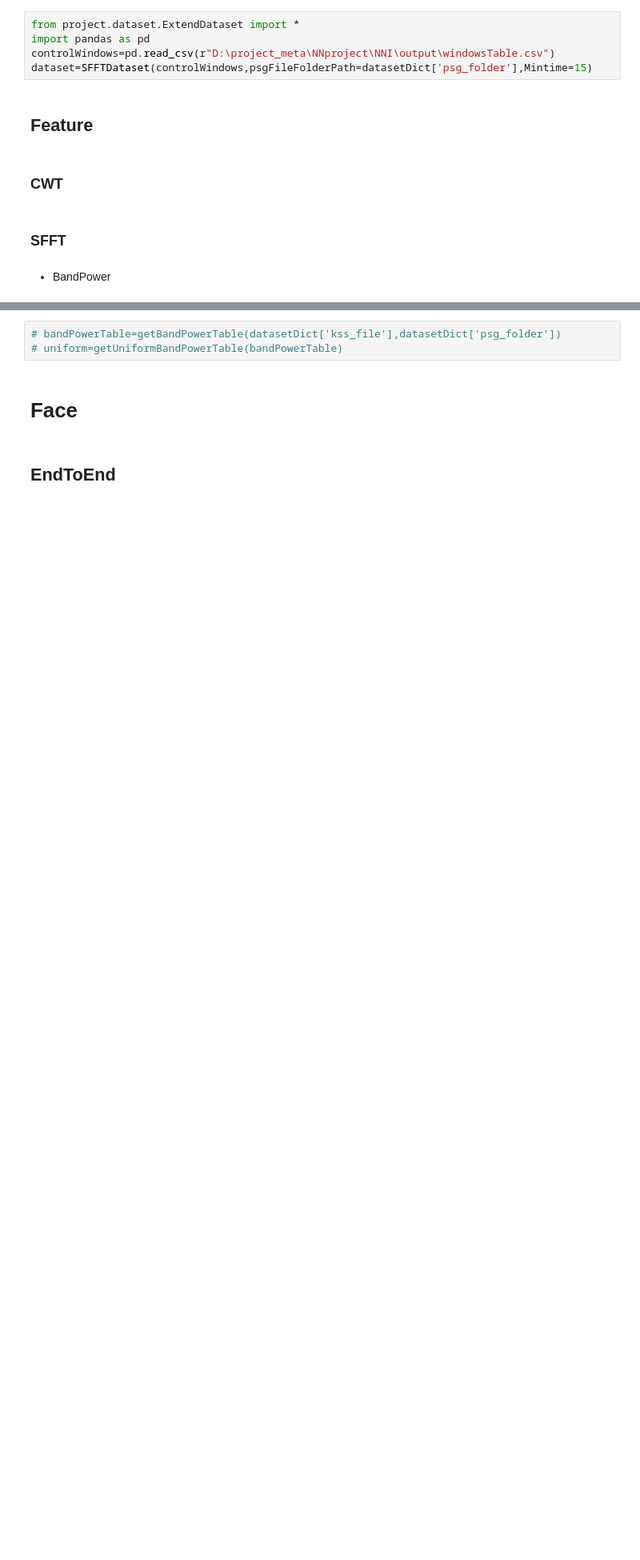
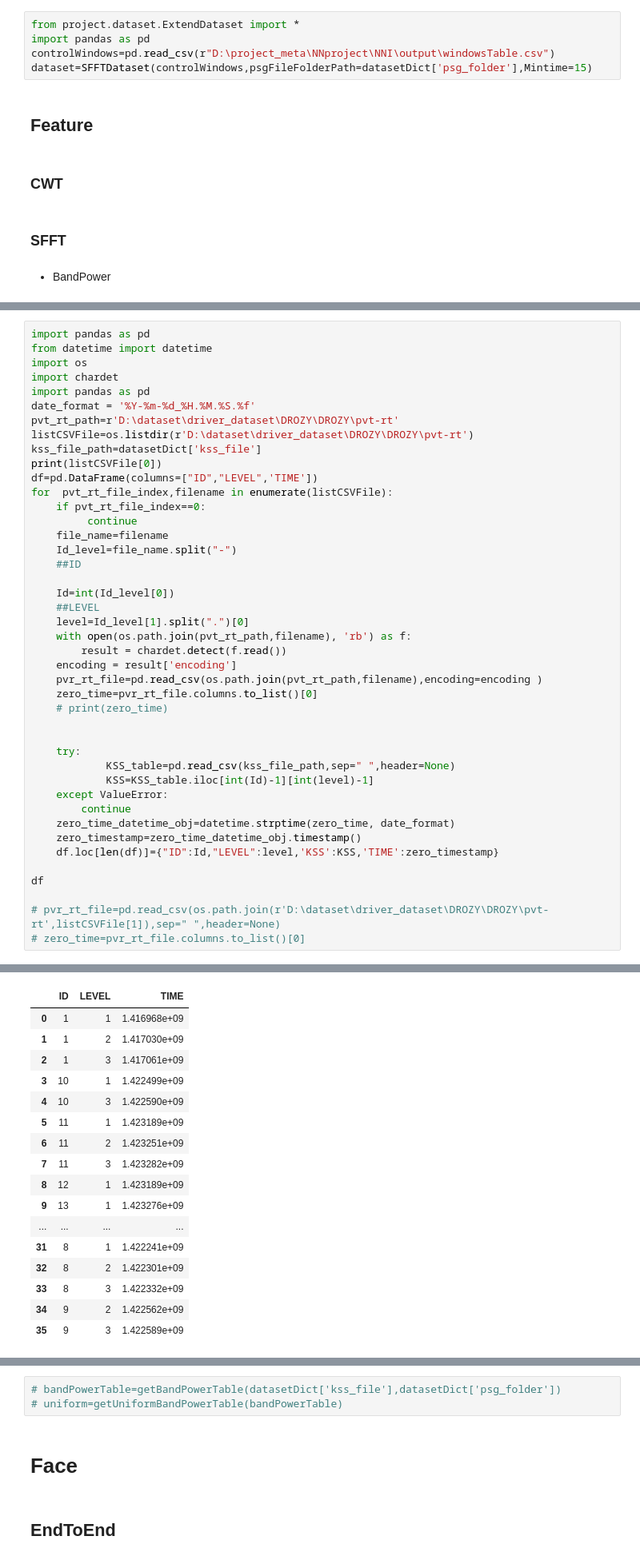
Before and after one commit to FranticEr/NNI, a Jupyter notebook: notebook/DataProcess/DatasetSummery_0231119.ipynb, the cells around one changed output, grey strips where cells are left out. Shown: that part at 80% size. Saved outputs shown, nothing was run; the diff lists cells and outputs as text; blank space fills up the shorter version.

```diff
--- a/notebook/DataProcess/DatasetSummery_0231119.ipynb
+++ b/notebook/DataProcess/DatasetSummery_0231119.ipynb
@@ -127,0 +212,44 @@ from project.dataprocess.FolderTree import getDataPath,getOutPath
+# %%
+import pandas as pd
+from datetime import datetime
+import os
+import chardet
+import pandas as pd
+date_format = '%Y-%m-%d_%H.%M.%S.%f'
+pvt_rt_path=r'D:\dataset\driver_dataset\DROZY\DROZY\pvt-rt'
+listCSVFile=os.listdir(r'D:\dataset\driver_dataset\DROZY\DROZY\pvt-rt')
+kss_file_path=datasetDict['kss_file']
+print(listCSVFile[0])
+df=pd.DataFrame(columns=["ID","LEVEL",'TIME'])
+for  pvt_rt_file_index,filename in enumerate(listCSVFile):
+    if pvt_rt_file_index==0:
+         continue
+    file_name=filename
+    Id_level=file_name.split("-")
+    ##ID
+
+    Id=int(Id_level[0])
+    ##LEVEL
+    level=Id_level[1].split(".")[0]
+    with open(os.path.join(pvt_rt_path,filename), 'rb') as f:
+        result = chardet.detect(f.read())
+    encoding = result['encoding']
+    pvr_rt_file=pd.read_csv(os.path.join(pvt_rt_path,filename),encoding=encoding )
+    zero_time=pvr_rt_file.columns.to_list()[0]
+    # print(zero_time)
+
+
+    try:
+            KSS_table=pd.read_csv(kss_file_path,sep=" ",header=None)
+            KSS=KSS_table.iloc[int(Id)-1][int(level)-1]
+    except ValueError:
+        continue
+    zero_time_datetime_obj=datetime.strptime(zero_time, date_format)
+    zero_timestamp=zero_time_datetime_obj.timestamp()
+    df.loc[len(df)]={"ID":Id,"LEVEL":level,'KSS':KSS,'TIME':zero_timestamp}
+
+df
+
+# pvr_rt_file=pd.read_csv(os.path.join(r'D:\dataset\driver_dataset\DROZY\DROZY\pvt-rt',listCSVFile[1]),sep=" ",header=None)
+# zero_time=pvr_rt_file.columns.to_list()[0]
+# %% [output]
@@ -127,0 +257,17 @@ from project.dataprocess.FolderTree import getDataPath,getOutPath
+|  | ID | LEVEL | TIME |
+| 0 | 1 | 1 | 1.416968e+09 |
+| 1 | 1 | 2 | 1.417030e+09 |
+| 2 | 1 | 3 | 1.417061e+09 |
+| 3 | 10 | 1 | 1.422499e+09 |
+| 4 | 10 | 3 | 1.422590e+09 |
+| 5 | 11 | 1 | 1.423189e+09 |
+| 6 | 11 | 2 | 1.423251e+09 |
+| 7 | 11 | 3 | 1.423282e+09 |
+| 8 | 12 | 1 | 1.423189e+09 |
+| 9 | 13 | 1 | 1.423276e+09 |
+| ... | ... | ... | ... |
+| 31 | 8 | 1 | 1.422241e+09 |
+| 32 | 8 | 2 | 1.422301e+09 |
+| 33 | 8 | 3 | 1.422332e+09 |
+| 34 | 9 | 2 | 1.422562e+09 |
+| 35 | 9 | 3 | 1.422589e+09 |
```
Also changed, not shown: parts of 26 cells of this notebook, 16 other files.
